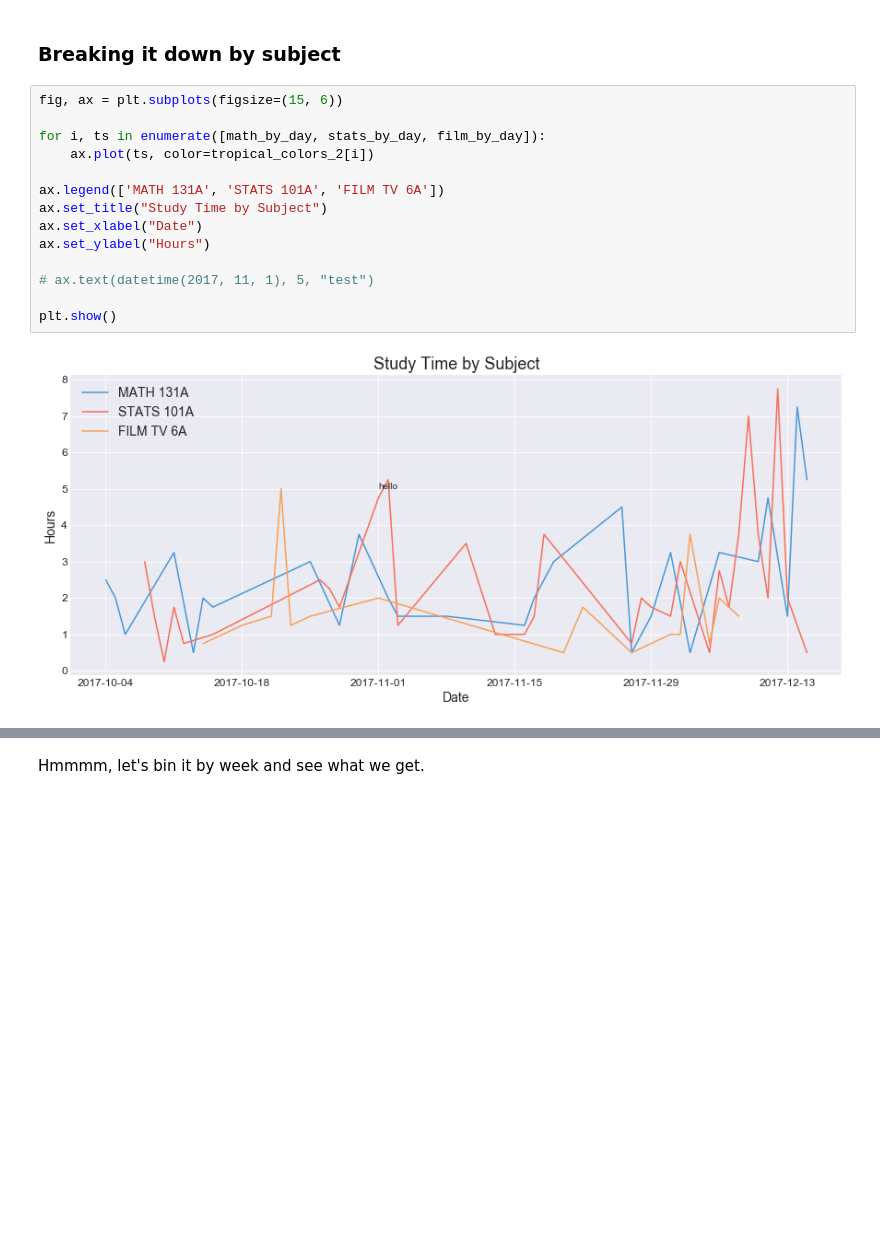
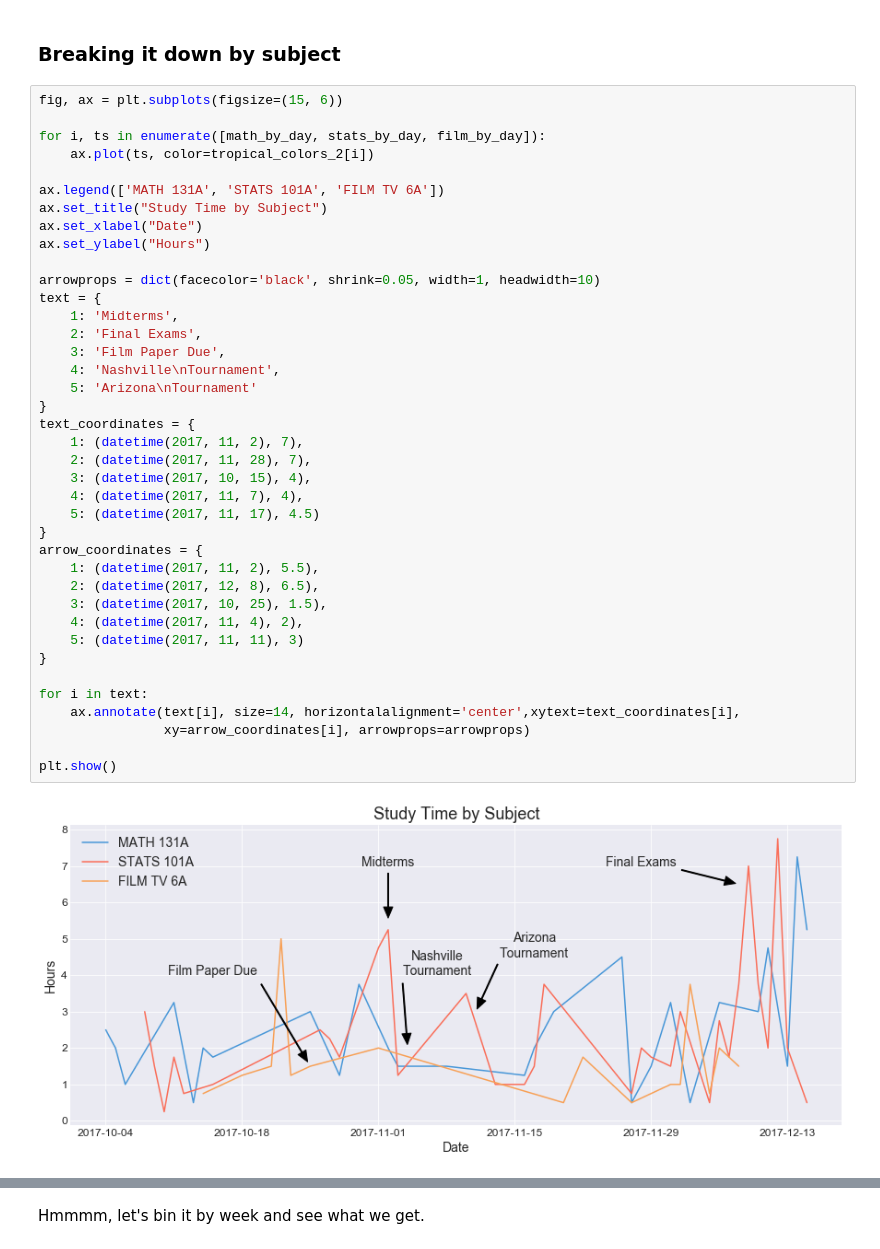
Before and after one commit to ashleyshine/ticktock, a Jupyter notebook: Tracking-Time.ipynb, the cells around one changed output, grey strips where cells are left out. Saved outputs shown, nothing was run; the diff lists cells and outputs as text; blank space fills up the shorter version.

```diff
--- a/Tracking-Time.ipynb
+++ b/Tracking-Time.ipynb
@@ -207,16 +207,41 @@ plt.show()
 # %%
 fig, ax = plt.subplots(figsize=(15, 6))
 
 for i, ts in enumerate([math_by_day, stats_by_day, film_by_day]):
     ax.plot(ts, color=tropical_colors_2[i])
 
 ax.legend(['MATH 131A', 'STATS 101A', 'FILM TV 6A'])
 ax.set_title("Study Time by Subject")
 ax.set_xlabel("Date")
 ax.set_ylabel("Hours")
 
-# ax.text(datetime(2017, 11, 1), 5, "test")
+arrowprops = dict(facecolor='black', shrink=0.05, width=1, headwidth=10)
+text = {
+    1: 'Midterms',
+    2: 'Final Exams',
+    3: 'Film Paper Due',
+    4: 'Nashville\nTournament',
+    5: 'Arizona\nTournament'
+}
+text_coordinates = {
+    1: (datetime(2017, 11, 2), 7),
+    2: (datetime(2017, 11, 28), 7),
+    3: (datetime(2017, 10, 15), 4),
+    4: (datetime(2017, 11, 7), 4),
+    5: (datetime(2017, 11, 17), 4.5)
+}
+arrow_coordinates = {
+    1: (datetime(2017, 11, 2), 5.5),
+    2: (datetime(2017, 12, 8), 6.5),
+    3: (datetime(2017, 10, 25), 1.5),
+    4: (datetime(2017, 11, 4), 2),
+    5: (datetime(2017, 11, 11), 3)
+}
+
+for i in text:
+    ax.annotate(text[i], size=14, horizontalalignment='center',xytext=text_coordinates[i],
+                xy=arrow_coordinates[i], arrowprops=arrowprops)
 
 plt.show()
 # %% [output]
-[figure, old version]
+[figure, new version]
```
Also changed, not shown: parts of 3 cells of this notebook.
